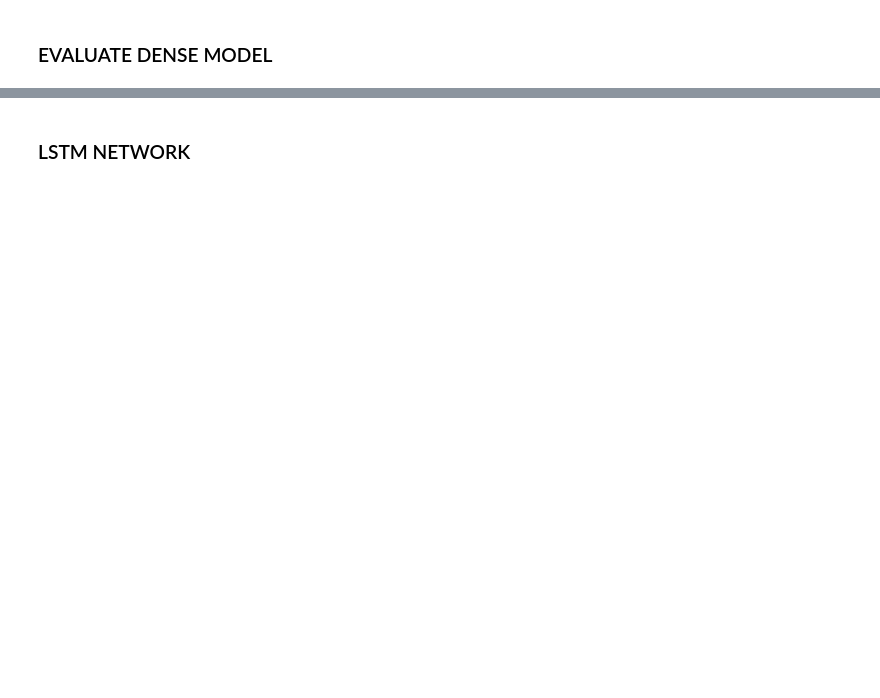
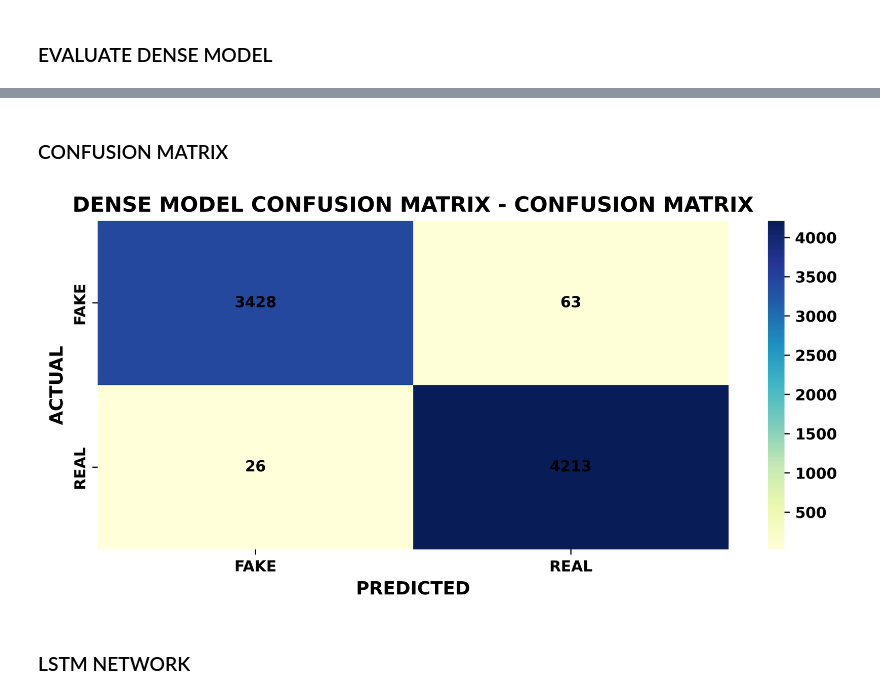
Before and after one commit to DaRkSouL36/FAKE-NEWS-DETECTION, a Jupyter notebook: NOTEBOOKS/Main[4].ipynb, the cells around one changed output, grey strips where cells are left out. Drawn from its saved outputs; the diff is of its cells as text; code cells hidden in the pictures; blank space fills up the shorter version.

```diff
--- a/NOTEBOOKS/Main[4].ipynb
+++ b/NOTEBOOKS/Main[4].ipynb
@@ -94,3 +202,55 @@ weighted avg       0.99      0.99      0.99      7730
+# %% [markdown]
+### CONFUSION MATRIX
+# %%
+def plot_confusion(y_true, y_pred, title="Confusion Matrix"):
+    # COMPUTE CONFUSION MATRIX
+    cm = confusion_matrix(y_test, y_pred)
+
+    # CREATE FIGURE WITH HIGH DPI FOR SHARPNESS
+    plt.figure(figsize=(8, 4), dpi=500)
+
+    # DEFINE BOLD FONT FOR AXIS LABELS AND COLORBAR
+    bold_font = FontProperties(weight='bold', size=10)
+
+    # PLOT SEABORN HEATMAP WITH BOLD ANNOTATIONS AND CUSTOM COLORS
+    ax = sns.heatmap(
+        cm,
+        annot=True,
+        fmt='d',
+        cmap='YlGnBu',
+        xticklabels=["FAKE", "REAL"],
+        yticklabels=["FAKE", "REAL"],
+        annot_kws={"weight": "bold", "fontsize": 10, "color": "black"}
+    )
+
+    # SET TITLE AND AXIS LABELS IN BOLD
+    plt.title(f"{title.upper()} - CONFUSION MATRIX", fontsize=14, fontweight='bold', color='black')
+    plt.xlabel("PREDICTED", fontsize=12, fontweight='bold', color='black')
+    plt.ylabel("ACTUAL", fontsize=12, fontweight='bold', color='black')
+
+    # MAKE TICK LABELS BOLD AND BLACK
+    ax.set_xticklabels(ax.get_xticklabels(), fontproperties=bold_font, color='black')
+    ax.set_yticklabels(ax.get_yticklabels(), fontproperties=bold_font, color='black')
+
+    # CUSTOMIZE COLORBAR TICKS TO BE BOLD AND BLACK
+    cbar = ax.collections[0].colorbar
+    cbar.ax.yaxis.set_tick_params(labelsize=10)
+    for label in cbar.ax.get_yticklabels():
+        label.set_fontweight('bold')
+        label.set_color('black')
+
+    # THICKEN PLOT BORDERS AND SET TO BLACK
+    for spine in ax.spines.values():
+        spine.set_linewidth(1.5)
+        spine.set_color('black')
+
+    plt.tight_layout()
+    plt.show()
+
+# CALL THE CONFUSION MATRIX PLOT FUNCTION
+plot_confusion(y_test, y_pred, title="Dense Model Confusion Matrix")
+# %% [output]
+[figure, added]
 # %% [markdown]
 ### LSTM NETWORK
 # %%
```
Also changed, not shown: parts of 14 cells of this notebook.
